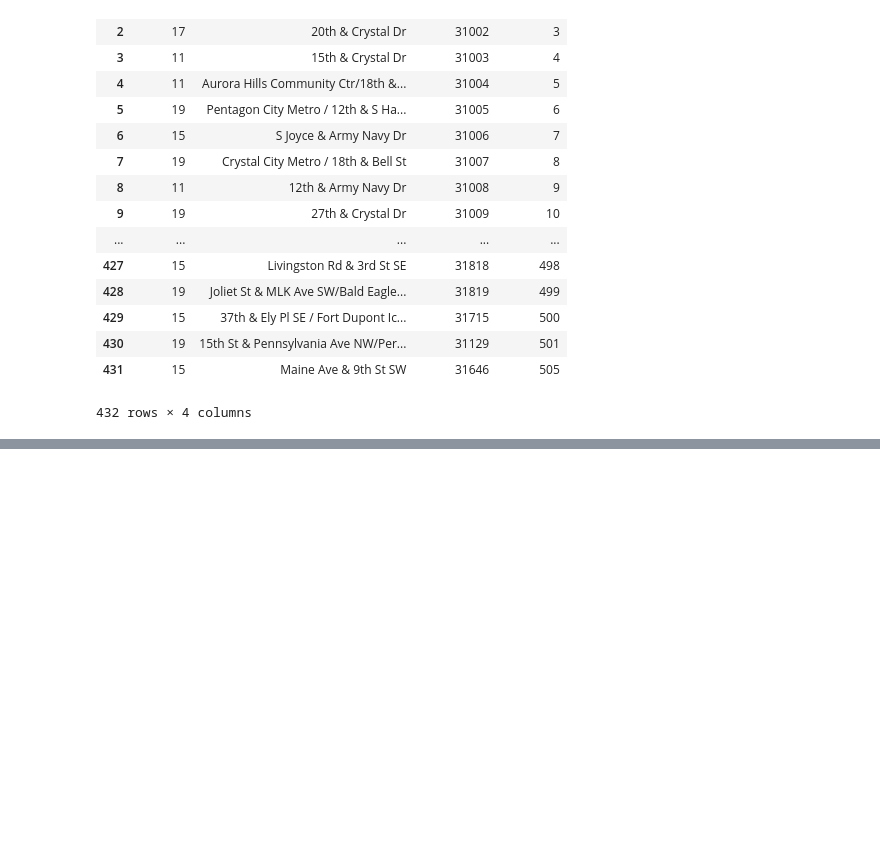
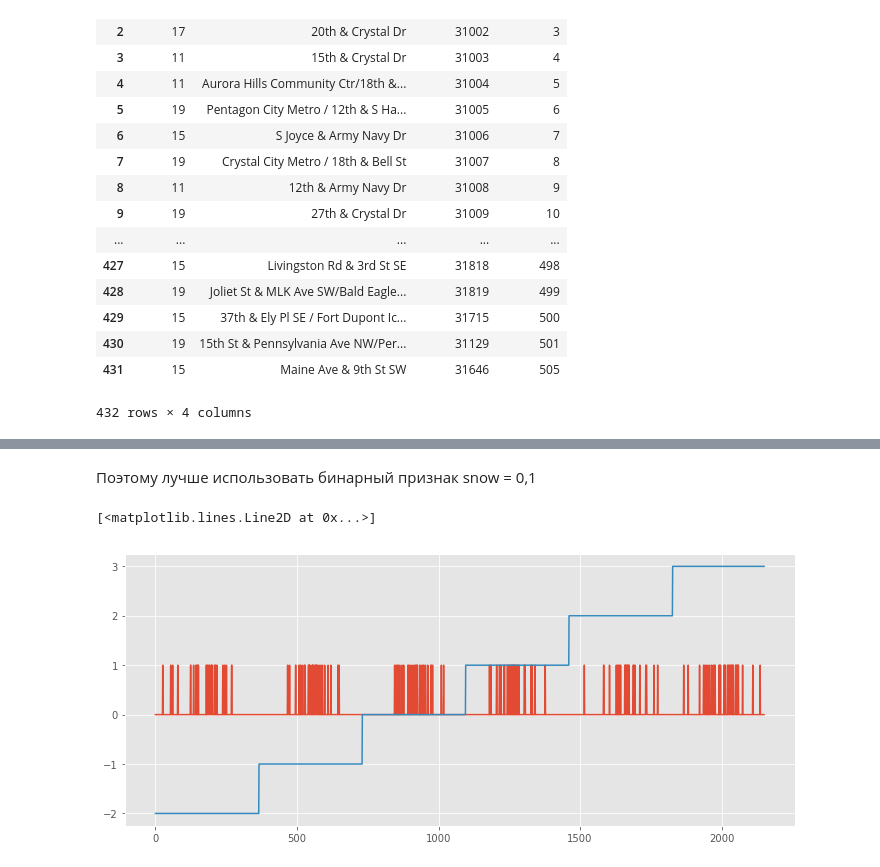
Before and after one commit to vladimirbelyaev/ml_project, a Jupyter notebook: prepare data 2.ipynb, the cells around one changed output, grey strips where cells are left out. Saved outputs shown, nothing was run; the diff lists cells and outputs as text; code cells hidden in the pictures; blank space fills up the shorter version.

```diff
--- a/prepare data 2.ipynb
+++ b/prepare data 2.ipynb
@@ -229,0 +277,8 @@ Index: []
+# %% [markdown]
+Поэтому лучше использовать бинарный признак snow = 0,1
+# %%
+plt.plot(np.arange(df_weather.index.values.shape[0]), df_weather.thunder)
+plt.plot(np.arange(df_weather.index.values.shape[0]), pd.to_datetime(df_weather.index).year - 2014)
+# %% [output]
+[<matplotlib.lines.Line2D at 0x...>]
+[figure, added]
```
Also changed, not shown: parts of 26 cells of this notebook.
